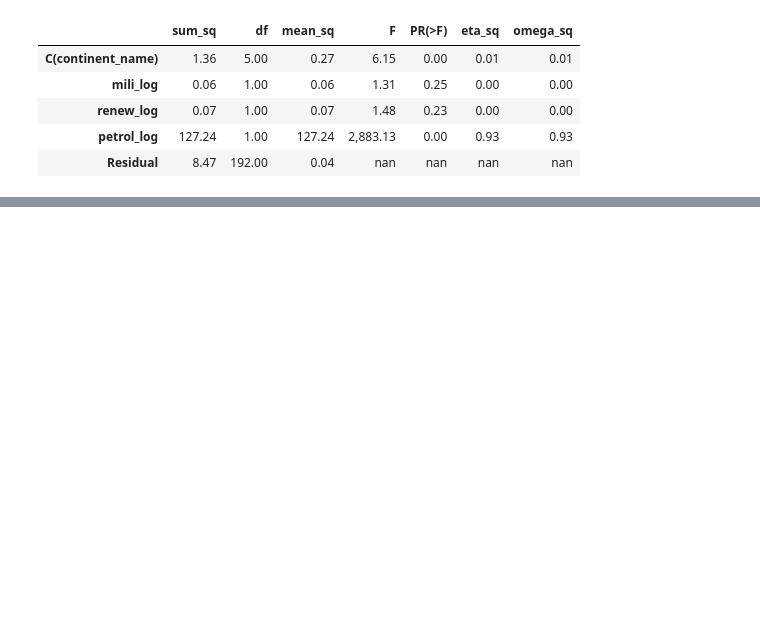
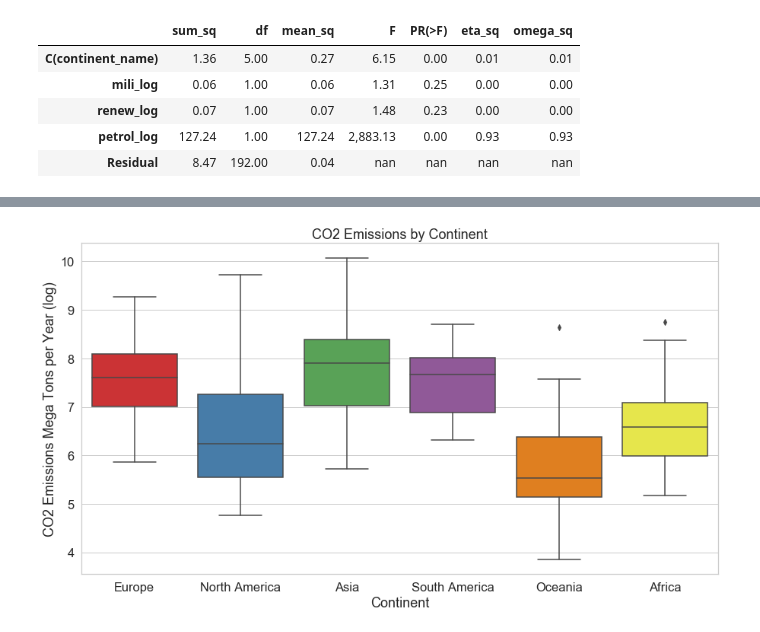
Before and after one commit to Silkways/CIA-Project, a Jupyter notebook: cia_notebook_RM.ipynb, the cells around one changed output, grey strips where cells are left out. Drawn from its saved outputs; the diff is of its cells as text; code cells hidden in the pictures; blank space fills up the shorter version.

Commit message:
beginning of plotting

```diff
--- a/cia_notebook_RM.ipynb
+++ b/cia_notebook_RM.ipynb
@@ -638,0 +682,13 @@ anova_table(table)
+# %%
+plt.figure(figsize=(15,8))
+sns.set(font_scale=1.5)
+sns.set_palette("Set1")
+sns.set_style("whitegrid")
+sns.boxplot(x='continent_name',y='co2_log',data=final_df)
+plt.xlabel("Continent")
+plt.ylabel("CO2 Emissions Mega Tons per Year (log)")
+plt.title("CO2 Emissions by Continent")
+# sns.lineplot(x='continent_name',y=final_df['co2_log'].mean(),data=final_df, color='orange')
+plt.show()
+# %% [output]
+[figure, added]
```
Also changed, not shown: parts of 5 cells of this notebook.
